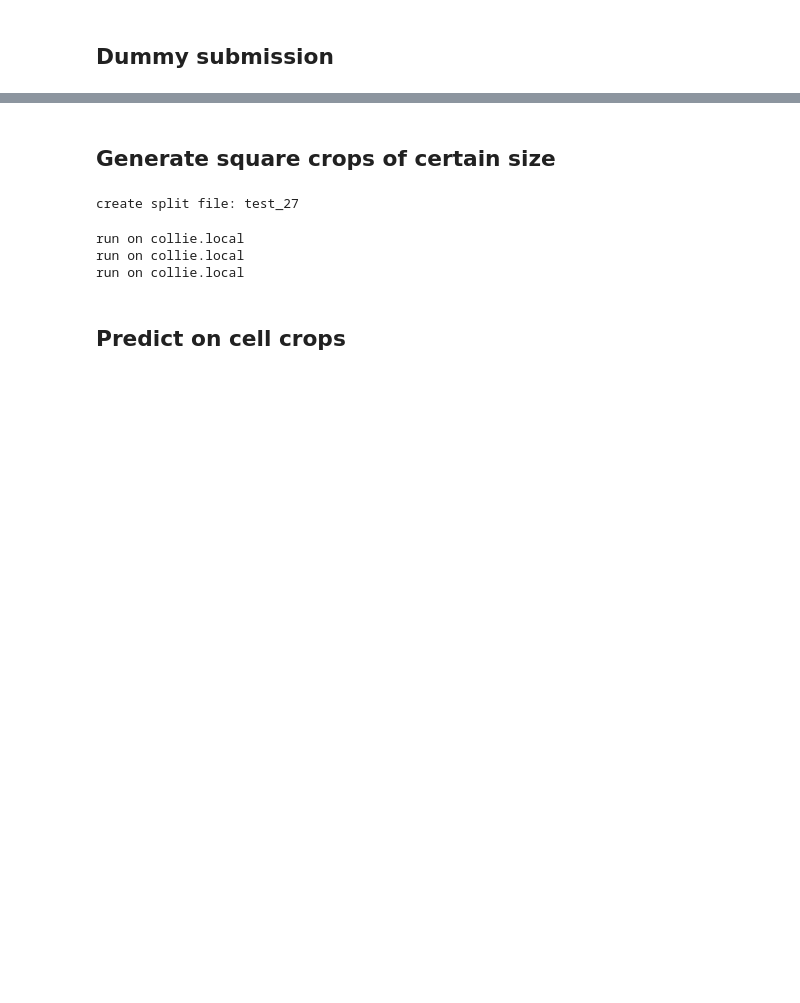
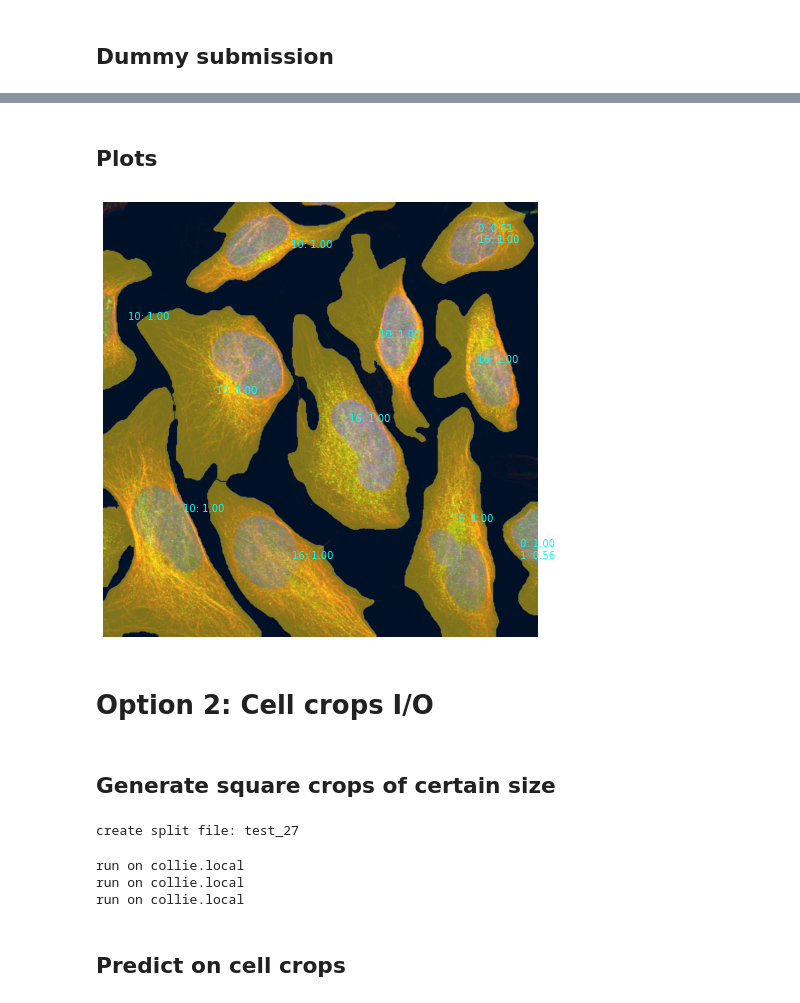
Before and after one commit to qAp/kgl_humanprotein, a Jupyter notebook: nbs/08_run.test.ipynb, the cells around one changed output, grey strips where cells are left out. Cells and saved outputs as stored; diff of their text form; code cells hidden in the pictures; blank space fills up the shorter version.

```diff
--- a/nbs/08_run.test.ipynb
+++ b/nbs/08_run.test.ipynb
@@ -111,0 +222,3 @@ df_cells = segment_images(dir_test, imgids, segmentator)
+# %%
+%%time
+batch_mask = segment_batch_image(batch_img)
@@ -111,0 +237,11 @@ df_cells = segment_images(dir_test, imgids, segmentator)
+# %%
+batch_ds = [ProteinTestDataset(cells, img_size=sz_img, crop_size=sz_crop) for cells in batch_cells]
+batch_dl = [DataLoader(ds, sampler=SequentialSampler(ds), batch_size=len(ds),
+                       drop_last=False, num_workers=num_workers, pin_memory=pin_memory)
+            for ds in batch_ds]
+# %%
+batch_preds, batch_confs = [], []
+for dl in batch_dl:
+    preds, confs = image_predict(dl, model, threshold=threshold)
+    batch_preds.append(preds)
+    batch_confs.append(confs)
@@ -112,3 +254,40 @@ df_cells = segment_images(dir_test, imgids, segmentator)
+# %% [markdown]
+## Plots
+# %%
+#export
+
+def plt_image(ax, img, bmask=None, centres=None, texts=None):
+    ax.imshow(img[...,:3])
+    if bmask is not None:
+        ax.imshow(bmask, cmap='cividis', alpha=.5)
+
+    if (centres is not None) and (texts is not None):
+        for centre, text in zip(centres, texts):
+            x, y = centre
+            ax.text(x, y, text, color='cyan')
+
+    return ax
+# %%
+idx = 0
+
+img = batch_img[idx]
+bmasks = batch_bmasks[idx]
+preds = batch_preds[idx]
+confs = batch_confs[idx]
+bboxes = batch_bboxes[idx]
+
+texts = ['\n'.join(f'{p}: {c:.2f}' for p, c in zip(pred, conf))
+         for pred, conf in zip(preds, confs)]
+centres = [(0.5*(x0 + x1), 0.5*(y0 + y1)) for x0, y0, x1, y1 in bboxes]
+
+fig, ax = plt.subplots(figsize=(8, 8))
+bmask_total = np.stack(bmasks, axis=0).sum(axis=0)
+ax = plt_image(ax, img, bmask=bmask_total, centres=centres, texts=texts)
+ax.axis('off');
+# %% [output]
+[figure, added]
+# %% [markdown]
+# Option 2: Cell crops I/O
 # %% [markdown]
 ## Generate square crops of certain size
 # %%
```
Also changed, not shown: parts of 32 cells of this notebook, 3 other files.
